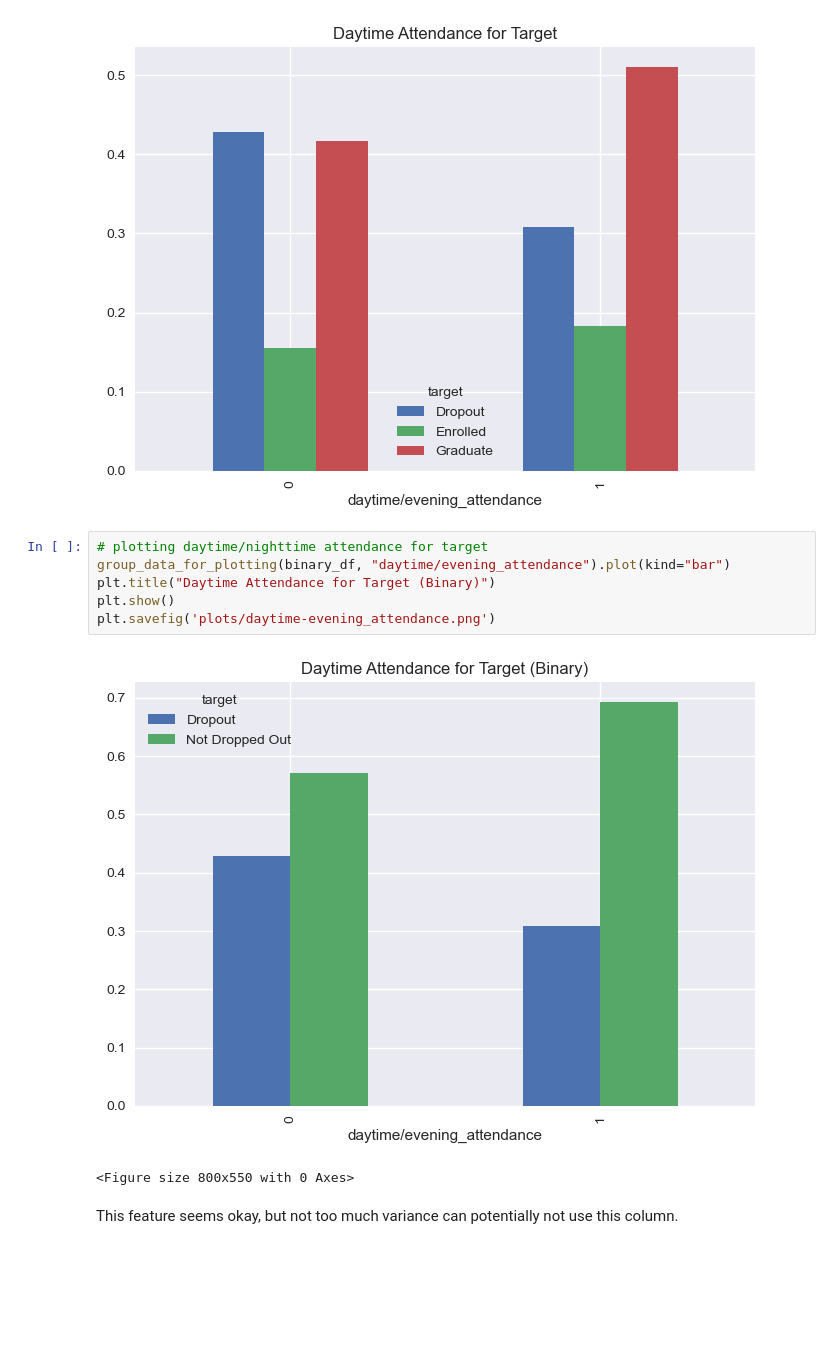
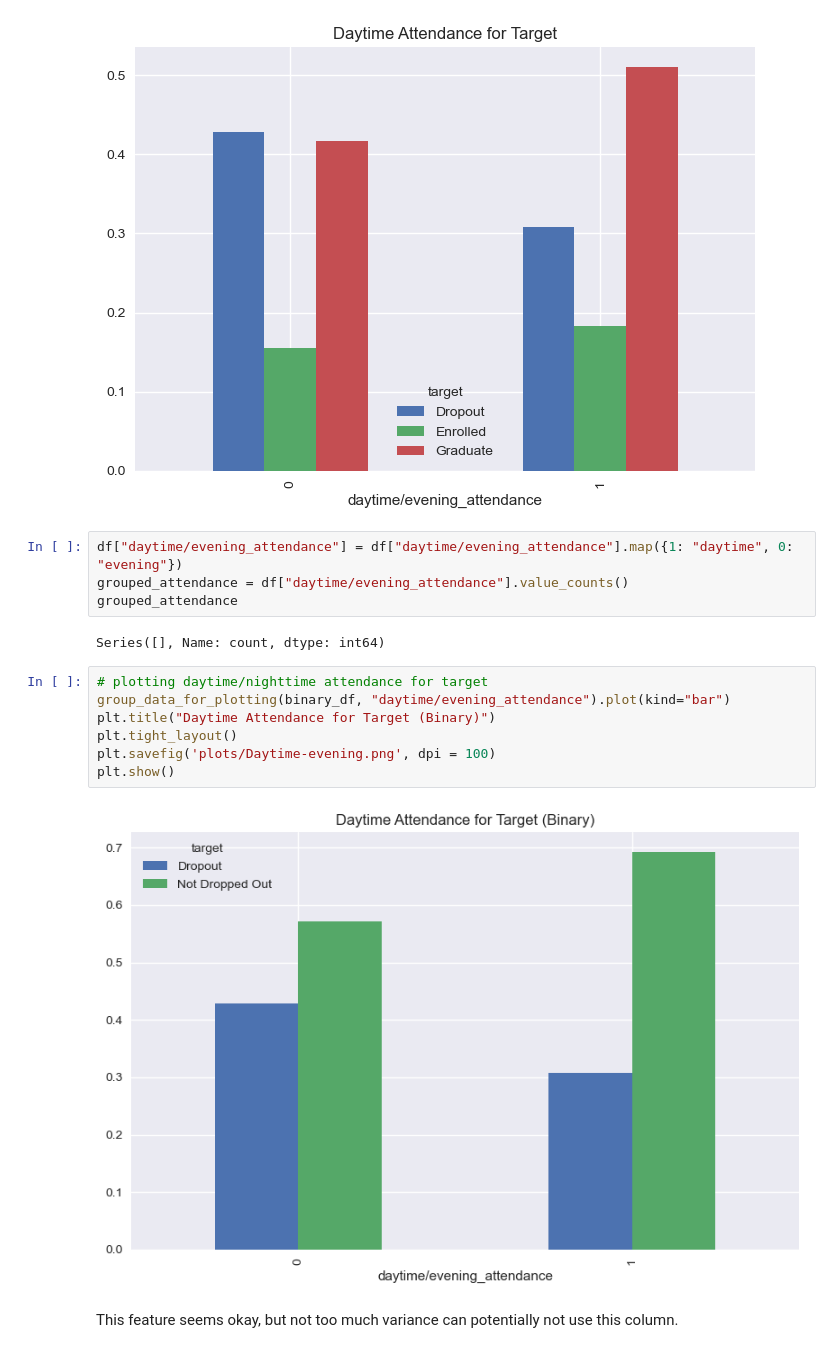
Before and after one commit to AndreJacobsPy/ai-academy-capstone, a Jupyter notebook: exploration.ipynb, the cells around one changed output. Cells and saved outputs as stored; diff of their text form; blank space fills up the shorter version.

```diff
--- a/exploration.ipynb
+++ b/exploration.ipynb
@@ -504,14 +504,20 @@ plt.title("Daytime Attendance for Target")
 plt.show()
 # %% [output]
 [figure]
+# %%
+df["daytime/evening_attendance"] = df["daytime/evening_attendance"].map({1: "daytime", 0: "evening"})
+grouped_attendance = df["daytime/evening_attendance"].value_counts()
+grouped_attendance
+# %% [output]
+Series([], Name: count, dtype: int64)
 # %%
 # plotting daytime/nighttime attendance for target
 group_data_for_plotting(binary_df, "daytime/evening_attendance").plot(kind="bar")
 plt.title("Daytime Attendance for Target (Binary)")
+plt.tight_layout()
+plt.savefig('plots/Daytime-evening.png', dpi = 100)
 plt.show()
-plt.savefig('plots/daytime-evening_attendance.png')
 # %% [output]
-[figure, old version]
+[figure, new version]
-<Figure size 800x550 with 0 Axes>
 # %% [markdown]
 This feature seems okay, but not too much variance can potentially not use this column.
```
Also changed, not shown: parts of 25 cells of this notebook, 34 other files.
